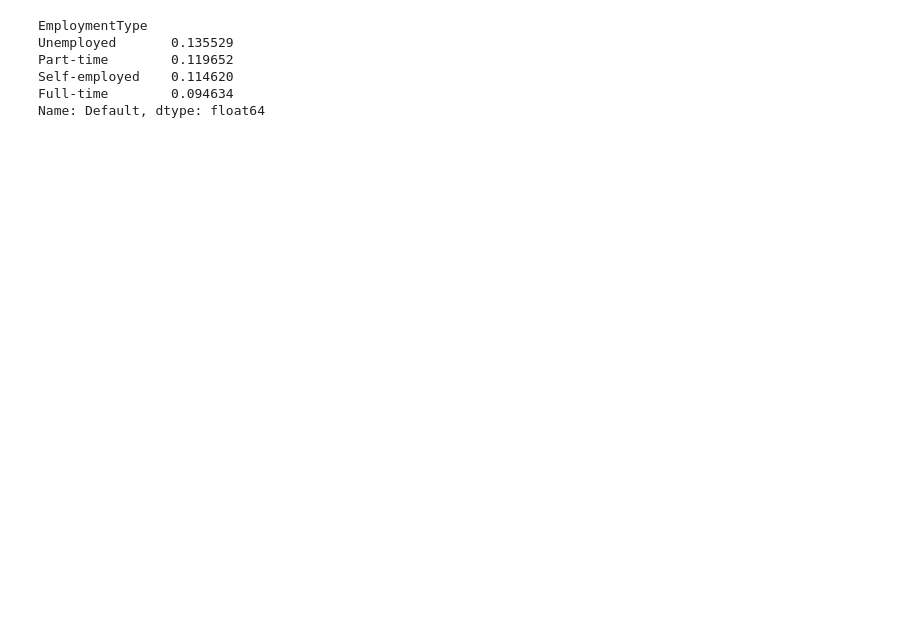
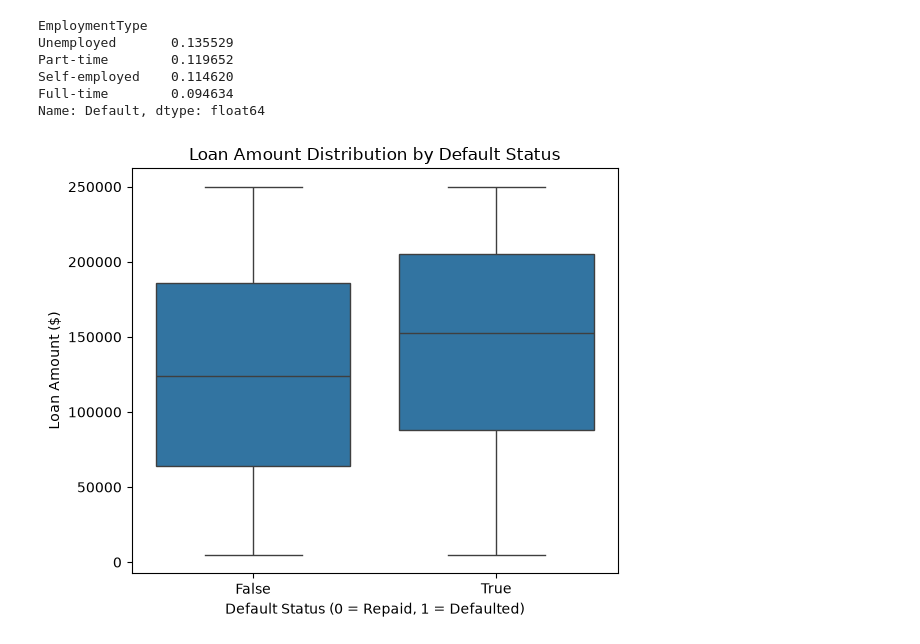
Before and after one commit to IrinaEkb/Loan_Default, a Jupyter notebook: notebooks/02_eda.ipynb, the cells around one changed output. Cells and saved outputs as stored; diff of their text form; code cells hidden in the pictures; blank space fills up the shorter version.

```diff
--- a/notebooks/02_eda.ipynb
+++ b/notebooks/02_eda.ipynb
@@ -36,3 +92,14 @@ Part-time        0.119652
 Self-employed    0.114620
 Full-time        0.094634
 Name: Default, dtype: float64
+# %%
+plt.figure(figsize=(6, 5))
+sns.boxplot(x="Default", y="LoanAmount", data=df)
+plt.title("Loan Amount Distribution by Default Status")
+plt.xlabel("Default Status (0 = Repaid, 1 = Defaulted)")
+plt.ylabel("Loan Amount ($)")
+plt.tight_layout()
+plt.savefig(project_path / "visuals/loan_amount_boxplot.png")
+plt.show()
+# %% [output]
+[figure, added]
```
Also changed, not shown: parts of 9 cells of this notebook, 3 other files.
